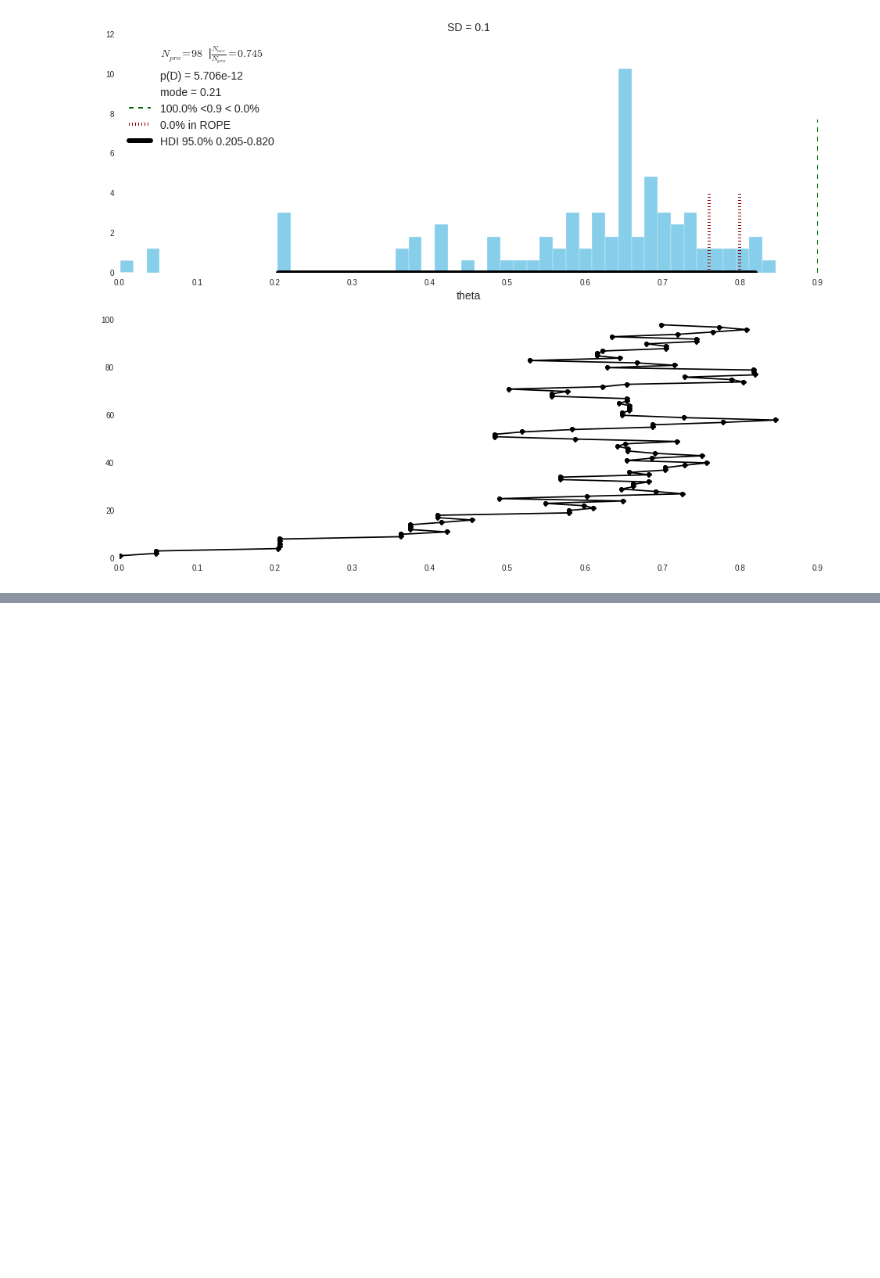
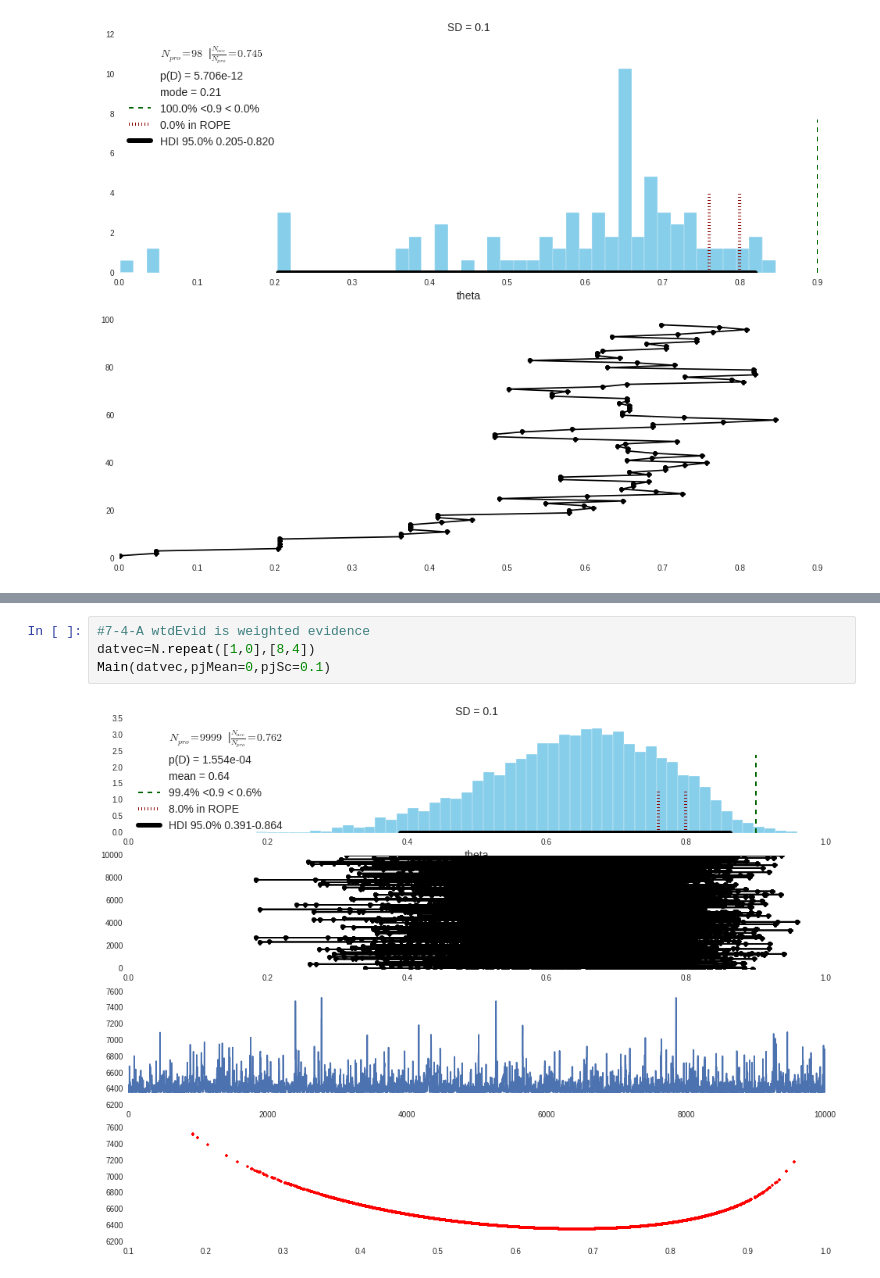
Before and after one commit to grayWolfDC/Doing_bayesian_data_analysis, a Jupyter notebook: IPython/DBDAWkBookCh7.ipynb, the cells around one changed output, grey strips where cells are left out. Drawn from its saved outputs; the diff is of its cells as text; blank space fills up the shorter version.

```diff
--- a/IPython/DBDAWkBookCh7.ipynb
+++ b/IPython/DBDAWkBookCh7.ipynb
@@ -374,0 +612,6 @@ Main2()
+# %%
+#7-4-A wtdEvid is weighted evidence
+datvec=N.repeat([1,0],[8,4])
+Main(datvec,pjMean=0,pjSc=0.1)
+# %% [output]
+[figure, added]
```
Also changed, not shown: parts of 16 cells of this notebook.
